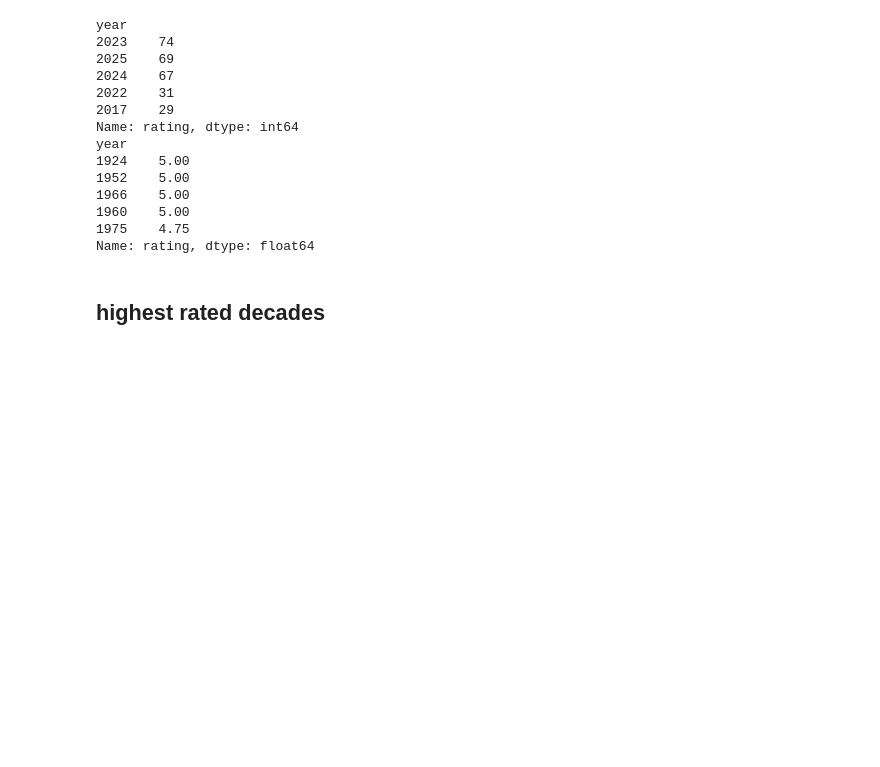
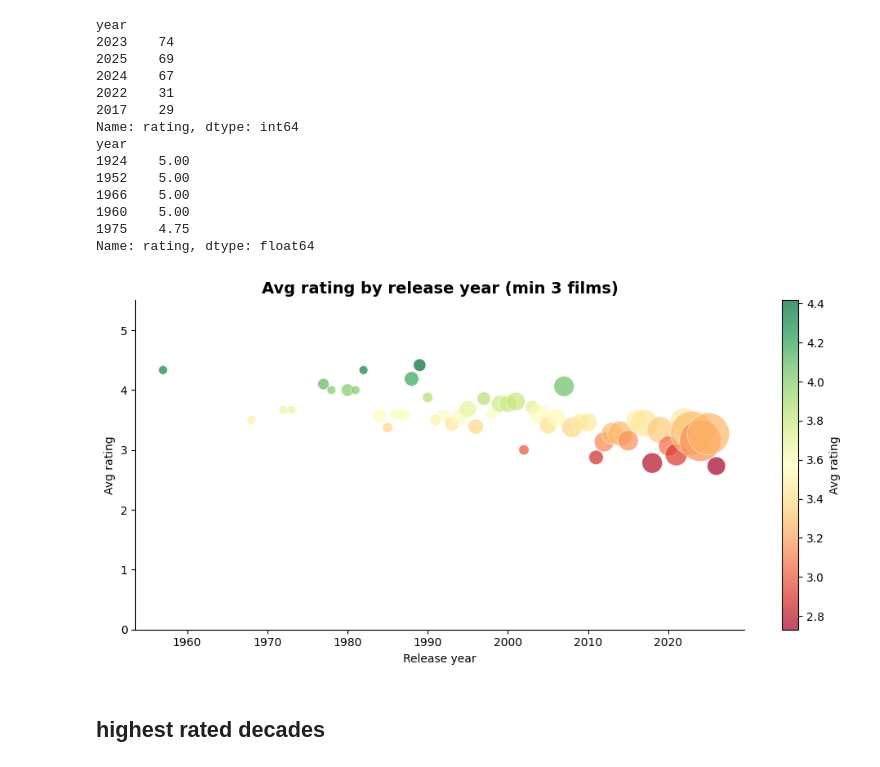
Before and after one commit to reidbaum/letterboxd-dashboard, a Jupyter notebook: visualizations.ipynb, the cells around one changed output. Drawn from its saved outputs; the diff is of its cells as text; code cells hidden in the pictures; blank space fills up the shorter version.

```diff
--- a/visualizations.ipynb
+++ b/visualizations.ipynb
@@ -155,6 +189,36 @@ year
 1960    5.00
 1975    4.75
 Name: rating, dtype: float64
+# %%
+year_ratings = (
+    ratings.groupby('year')['rating']
+    .agg(['mean', 'count'])
+    .reset_index()
+    .rename(columns={'mean': 'avg_rating', 'count': 'films'})
+    .query('films >= 3')
+    .sort_values('year')
+)
+
+fig, ax = plt.subplots()
+scatter = ax.scatter(
+    year_ratings['year'],
+    year_ratings['avg_rating'],
+    s=year_ratings['films'] * 20,
+    c=year_ratings['avg_rating'],
+    cmap='RdYlGn',
+    alpha=0.7,
+    edgecolors='white',
+    linewidths=0.5
+)
+plt.colorbar(scatter, ax=ax, label='Avg rating')
+ax.set_title('Avg rating by release year (min 3 films)', fontsize=14, fontweight='bold')
+ax.set_xlabel('Release year')
+ax.set_ylabel('Avg rating')
+ax.set_ylim(0, 5.5)
+plt.tight_layout()
+plt.show()
+# %% [output]
+[figure, added]
 # %% [markdown]
 ## highest rated decades
 # %%
```
Also changed, not shown: parts of 15 cells of this notebook, 3 other files.
